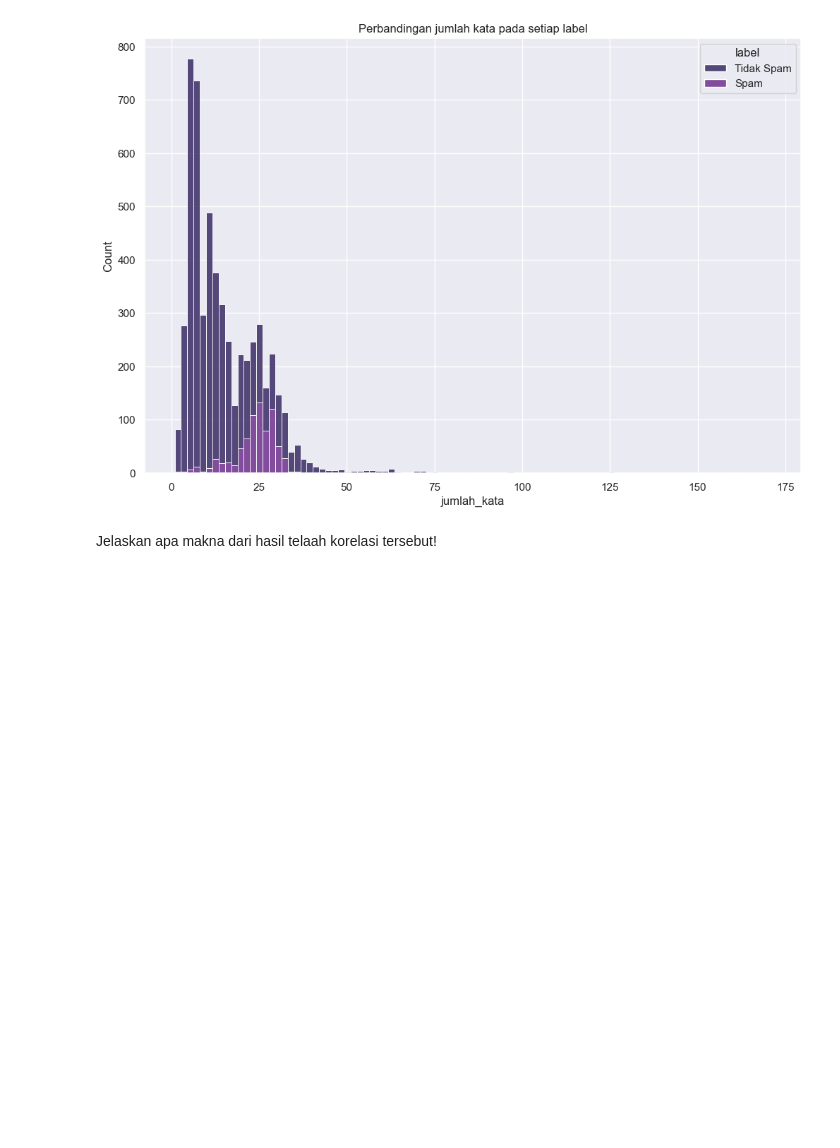
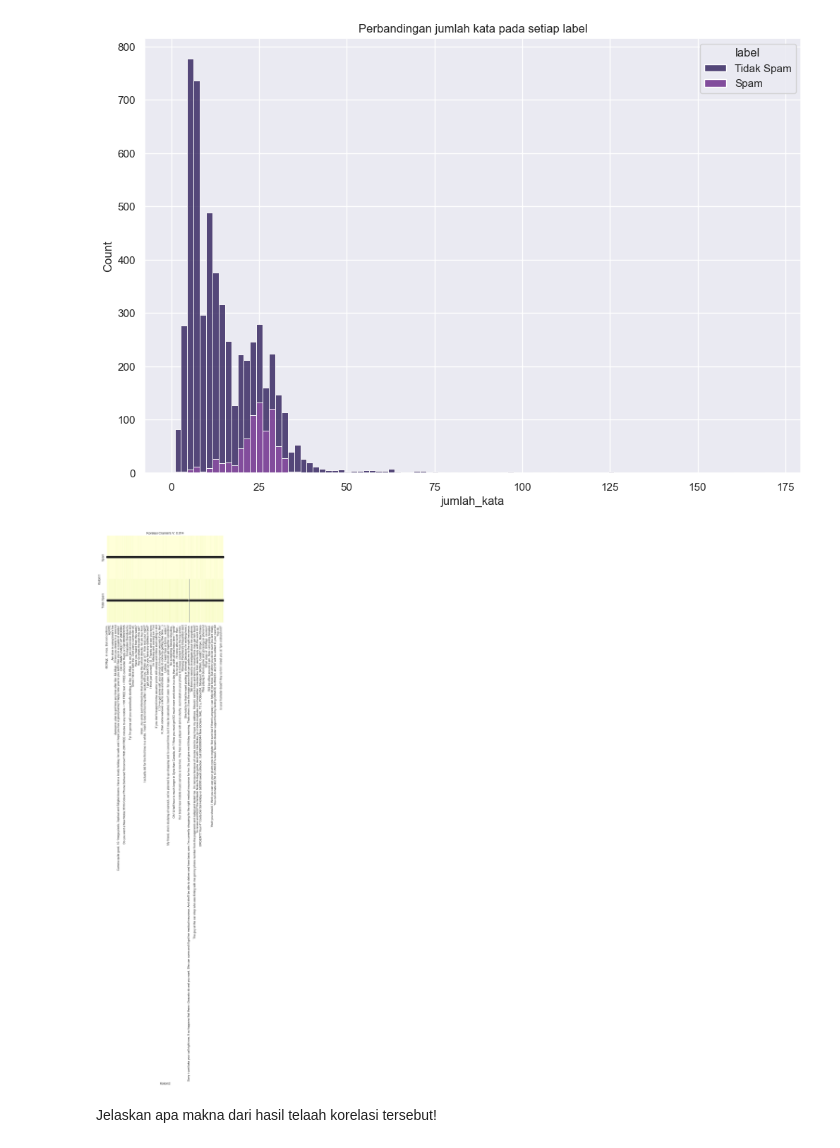
Before and after one commit to alfa000/kung-fu-pandas-fga, a Jupyter notebook: Lembar Kerja Kelompok 1 - Latihan Akuisisi dan pemahaman data.ipynb, the cells around one changed output. Saved outputs shown, nothing was run; the diff lists cells and outputs as text; code cells hidden in the pictures; blank space fills up the shorter version.

```diff
--- a/Lembar Kerja Kelompok 1 - Latihan Akuisisi dan pemahaman data.ipynb
+++ b/Lembar Kerja Kelompok 1 - Latihan Akuisisi dan pemahaman data.ipynb
@@ -235,6 +235,35 @@ plt.title('Perbandingan jumlah kata pada setiap label')
 plt.show()
 # %% [output]
 [figure]
+# %%
+import numpy as np
+from scipy.stats import chi2_contingency
+import seaborn as sns
+import matplotlib.pyplot as plt
+
+# Membuat tabel kontingensi antara kolom1 dan kolom2
+contingency_table = pd.crosstab(kolom1, kolom2)
+
+# Mengekstrak nilai-nilai dari tabel kontingensi
+observed_values = contingency_table.values
+
+# Hitung chi-square value, p-value, degrees of freedom, dan expected values
+chi2, p, dof, expected = chi2_contingency(observed_values)
+
+# Menghitung nilai Cramér's V
+n = np.sum(observed_values)
+phi_c = np.sqrt(chi2 / (n * min(dof, len(contingency_table.columns) - 1)))
+cramers_v = phi_c
+
+# Visualisasi heatmap korelasi
+plt.figure(figsize=(8, 6))
+sns.heatmap(contingency_table, annot=True, fmt='d', cmap='YlGnBu', cbar=False)
+plt.title(f"Korelasi Cramér's V: {cramers_v:.3f}")
+plt.xlabel("Kolom2")
+plt.ylabel("Kolom1")
+plt.show()
+# %% [output]
+[figure, added]
 # %%
 # apply preprocessing
 # %% [markdown]
```
